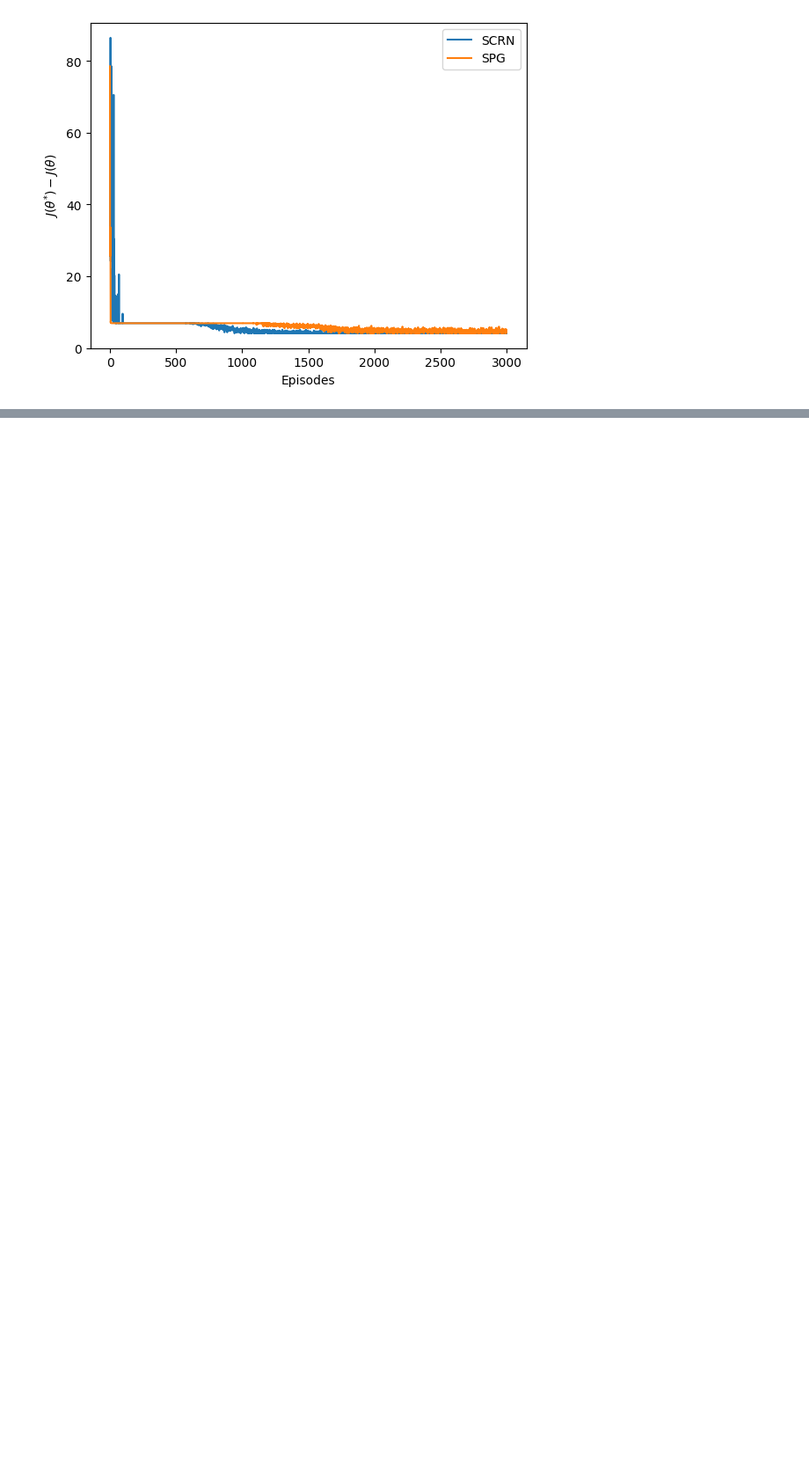
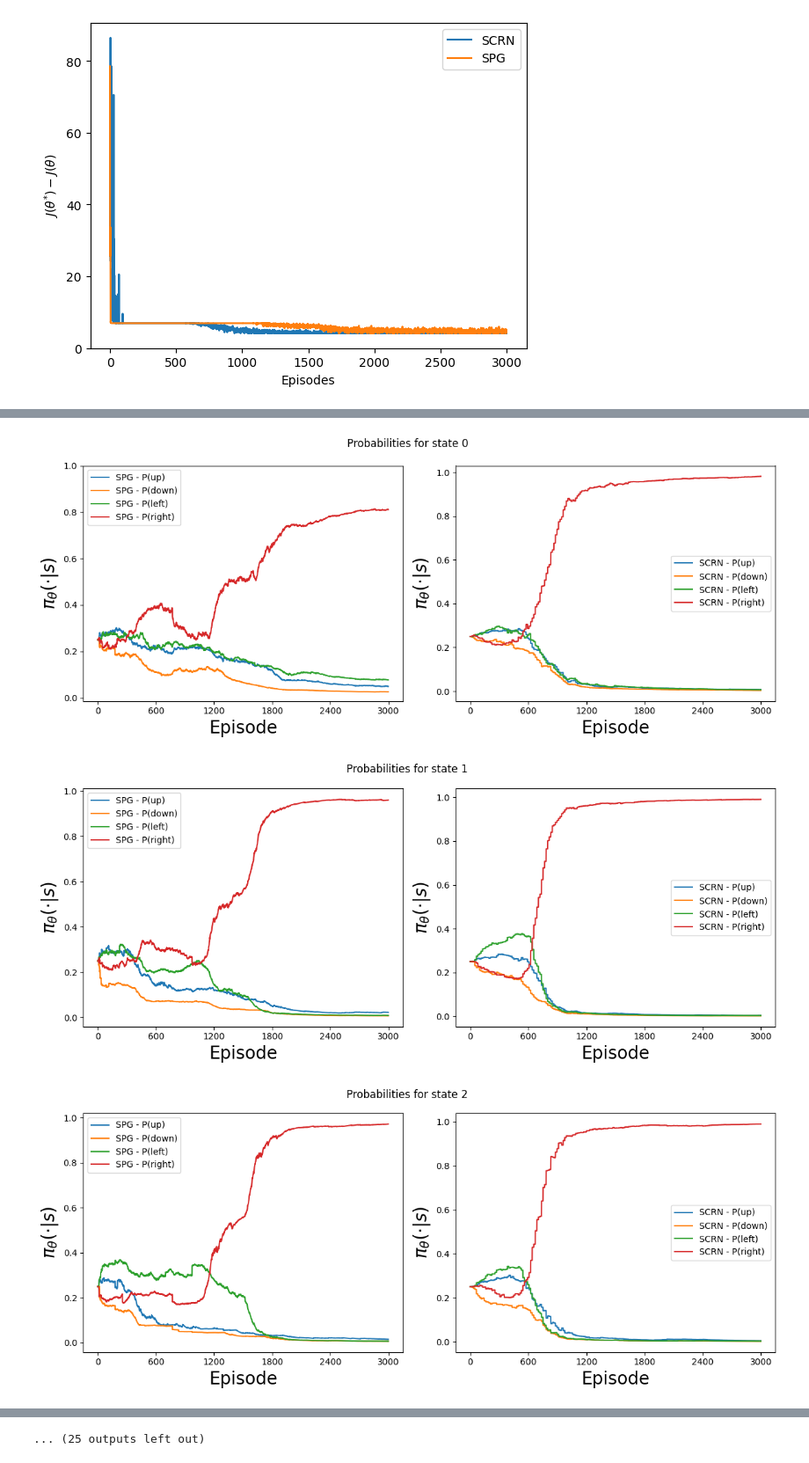
Before and after one commit to federicobetti99/Global-Convergence-in-RL, a Jupyter notebook: run.ipynb, the cells around one changed output, grey strips where cells are left out. Shown at 88% size. Drawn from its saved outputs; the diff is of its cells as text; code cells hidden in the pictures; blank space fills up the shorter version.

Commit message:
Notebook with outputs for this afternoon's meeting

```diff
--- a/run.ipynb
+++ b/run.ipynb
@@ -87,9 +89,8 @@ def compare_probabilities_learned(average_stats, state, save_link):
     Compare probabilities learned during training
     """
 
-    fig, ax = plt.subplots(1, 2, tight_layout=True, figsize=(6, 4))
-    plt.tight_layout()
-    fig.subplots_adjust(top=0.9, left=0.1, right=0., bottom=0.12)
+    fig, ax = plt.subplots(1, 2, tight_layout=True, figsize=(12, 5))
+    fig.subplots_adjust(top=0.9, left=0.1, right=0.9, bottom=0.12)
 
     fig.suptitle(f"Probabilities for state {state}")
 
@@ -126,5 +127,9 @@ def compare_probabilities_learned(average_stats, state, save_link):
 
     return fig, ax
 # %%
-for j in range(48):
+for j in range(37):
     compare_probabilities_learned(average_stats, j, f"figures/comparison/probabilities_{j}.png")
+# %% [output]
+[figure, added]
+[figure, added]
+[figure, added]
@@ -131,3 +145,4 @@ for j in range(48):
+... (25 outputs left out)
 # %%
 env = Cliff()
 stats = discrete_SCRN(env, num_episodes=3000)
```
Also changed, not shown: parts of 4 cells of this notebook, 48 other files.
